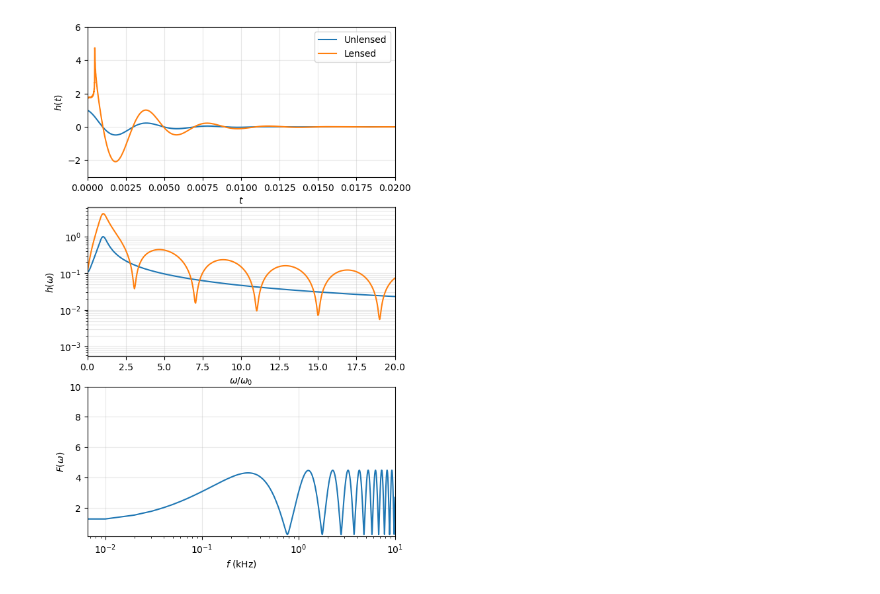
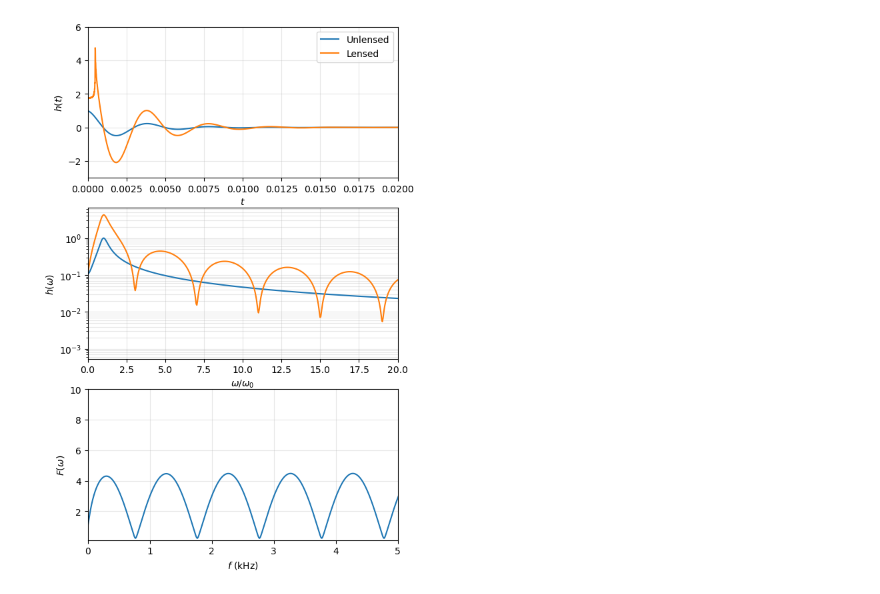
Before and after one commit to gcfbelinario/gw_thz, a Jupyter notebook: gw_lensing_bulashenko_etal.ipynb, the cells around one changed output. Cells and saved outputs as stored; diff of their text form; code cells hidden in the pictures.

```diff
--- a/gw_lensing_bulashenko_etal.ipynb
+++ b/gw_lensing_bulashenko_etal.ipynb
@@ -102,35 +102,35 @@ fig, ax = plt.subplots(nrows=3, figsize=(6,10))
 ax[0].plot(t, h, label='Unlensed')
 ax[0].plot(t, hL, label = 'Lensed')
 ax[0].set_xlim([0,0.02])
 ax[0].set_ylim([-3,6])
 ax[0].set_xlabel(r'$t$')
 ax[0].set_ylabel(r'$h(t)$')
 ax[0].grid(alpha=0.3)
 ax[0].legend()
 
 ax[1].plot(omega_tilde_shifted[N//2:], np.abs(h_tilde_shifted[N//2:])/max(np.abs(h_tilde_shifted[N//2:])))
 ax[1].plot(omega_tilde_shifted[N//2:], np.abs(hL_tilde_shifted[N//2:])/max(np.abs(h_tilde_shifted[N//2:])))
 ax[1].set_yscale('log')
 #ax[1].set_xscale('log')
 ax[1].set_xlabel(r'$\omega/\omega_0$')
 ax[1].set_ylabel(r'$h(\omega)$')
 #ax[1].legend()
 ax[1].grid(which='both', alpha=0.3)
 ax[1].set_xlim([0,20])
 
 ax[2].plot(freqs_shifted[N//2:]/10**3, np.abs(F_shifted[N//2:]))
 ax[2].set_xlabel(r'$f$ (kHz)')
 ax[2].set_ylabel(r'$F(\omega)$')
 #ax[2].set_yscale('log')
-ax[2].set_xscale('log')
-ax[2].set_xlim([0,10])
+#ax[2].set_xscale('log')
+ax[2].set_xlim([0,5])
 ax[2].set_ylim([0.1,10])
 ax[2].grid(alpha=0.3)
 #ax[2].legend()
 
 #plt.legend()
 plt.show()
 # %% [output]
-[figure, old version]
+[figure, new version]
 # %%
 np.abs(hL_tilde_shifted[N//2:])/max(np.abs(h_tilde_shifted[N//2:]))
```
Also changed, not shown: parts of 1 cell of this notebook, 1 other file.
